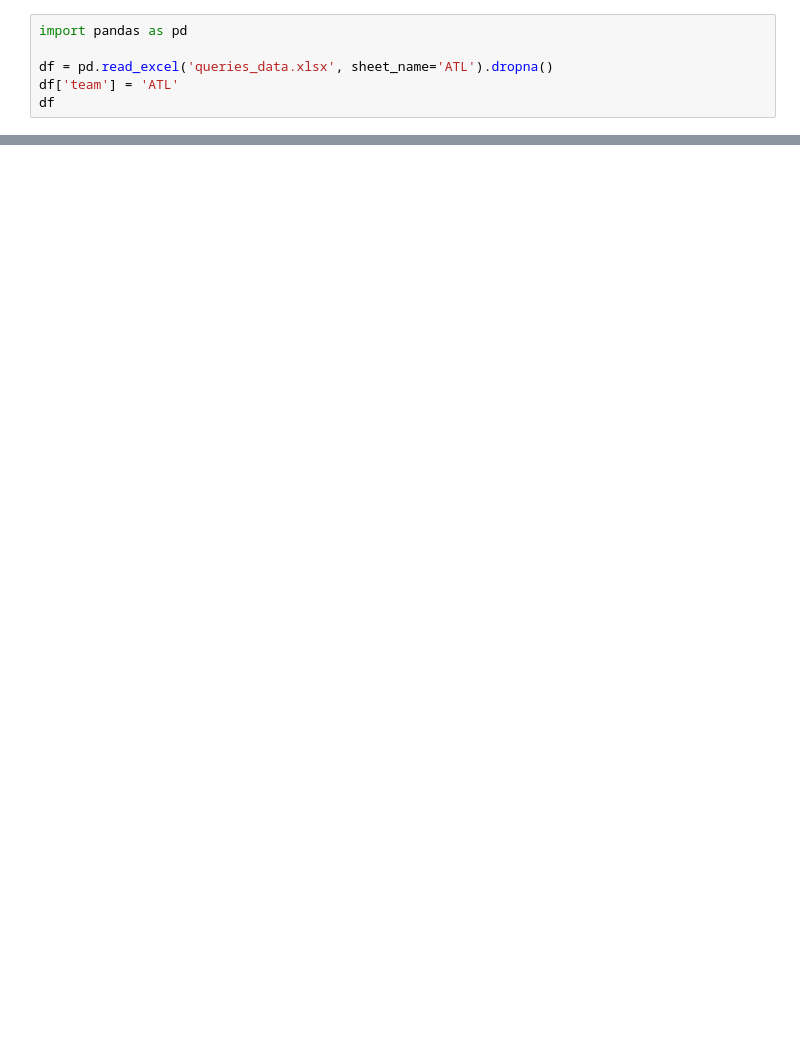
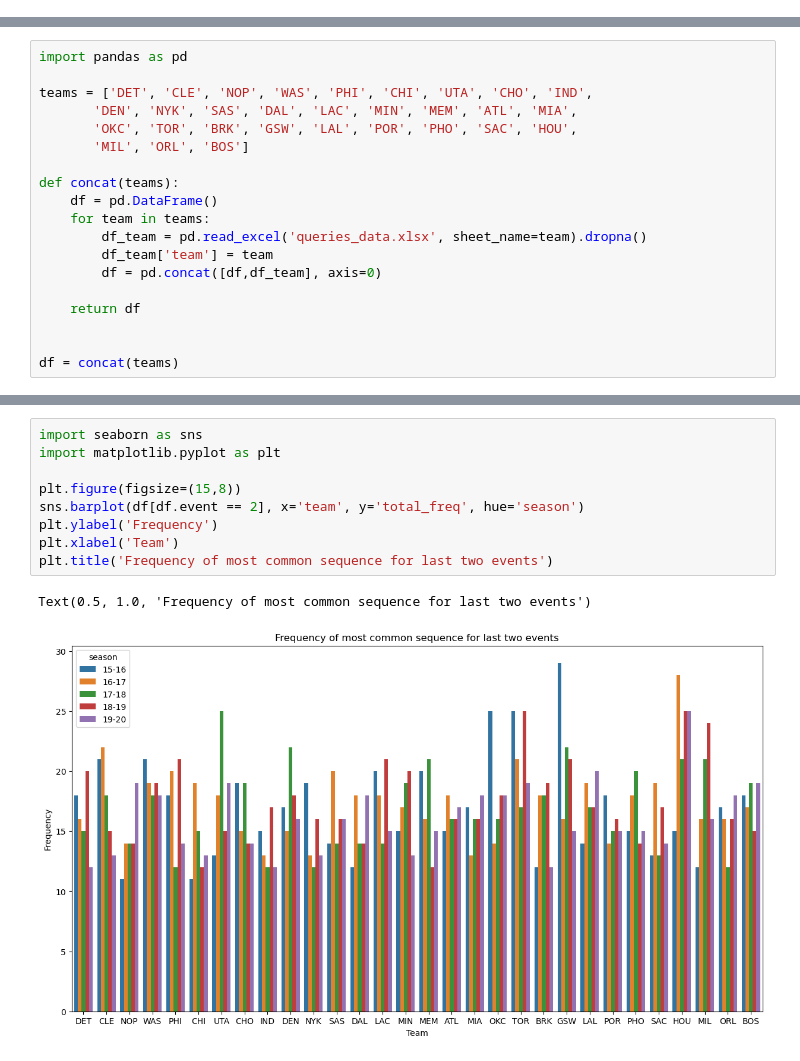
Before and after one commit to isevr/NBA_runs_prediction, a Jupyter notebook: check_queries.ipynb, the cells around one changed output, grey strips where cells are left out. Drawn from its saved outputs; the diff is of its cells as text; blank space fills up the shorter version.

Commit message:
queries viz

```diff
--- a/check_queries.ipynb
+++ b/check_queries.ipynb
@@ -1,6 +0,0 @@
-# %%
-import pandas as pd
-
-df = pd.read_excel('queries_data.xlsx', sheet_name='ATL').dropna()
-df['team'] = 'ATL'
-df
@@ -37,0 +1,19 @@ Name: total_freq, dtype: float64
+# %%
+import pandas as pd
+
+teams = ['DET', 'CLE', 'NOP', 'WAS', 'PHI', 'CHI', 'UTA', 'CHO', 'IND',
+       'DEN', 'NYK', 'SAS', 'DAL', 'LAC', 'MIN', 'MEM', 'ATL', 'MIA',
+       'OKC', 'TOR', 'BRK', 'GSW', 'LAL', 'POR', 'PHO', 'SAC', 'HOU',
+       'MIL', 'ORL', 'BOS']
+
+def concat(teams):
+    df = pd.DataFrame()
+    for team in teams:
+        df_team = pd.read_excel('queries_data.xlsx', sheet_name=team).dropna()
+        df_team['team'] = team
+        df = pd.concat([df,df_team], axis=0)
+
+    return df
+
+
+df = concat(teams)
@@ -37,0 +40,12 @@ Name: total_freq, dtype: float64
+# %%
+import seaborn as sns
+import matplotlib.pyplot as plt
+
+plt.figure(figsize=(15,8))
+sns.barplot(df[df.event == 2], x='team', y='total_freq', hue='season')
+plt.ylabel('Frequency')
+plt.xlabel('Team')
+plt.title('Frequency of most common sequence for last two events')
+# %% [output]
+Text(0.5, 1.0, 'Frequency of most common sequence for last two events')
+[figure, added]
```
Also changed, not shown: parts of 6 cells of this notebook, 4 other files.
